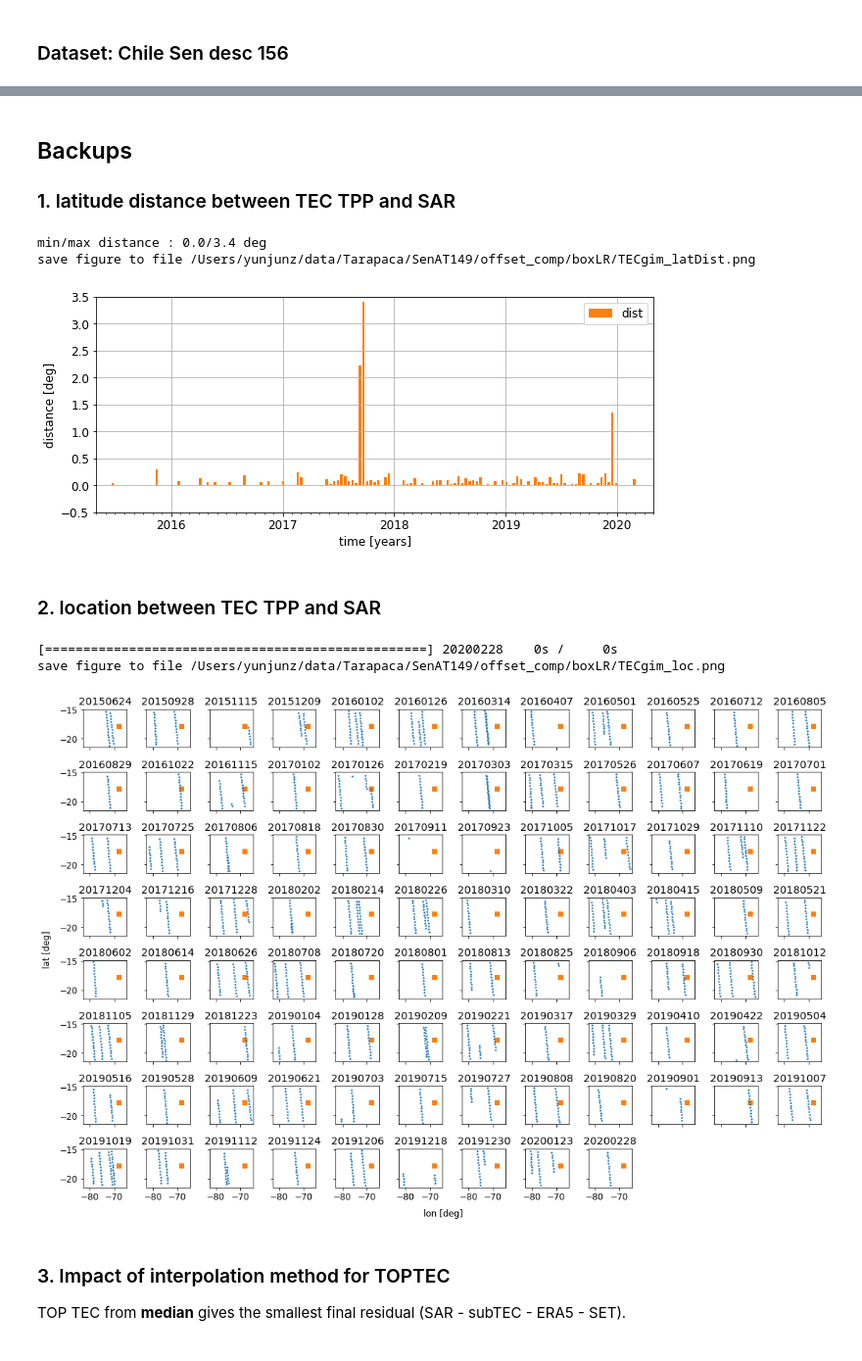
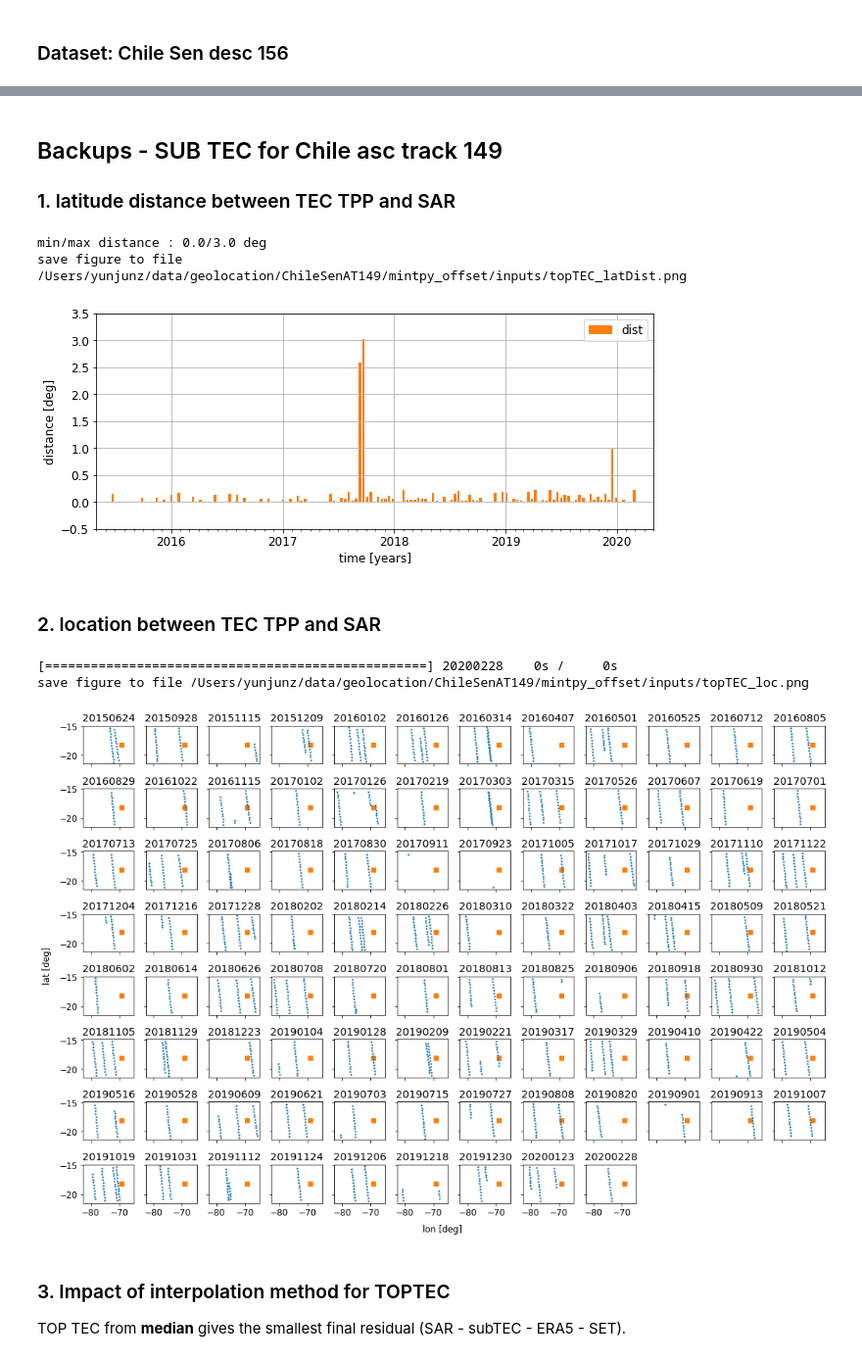
Before and after one commit to yunjunz/2022-Geolocation, a Jupyter notebook: prep_gim_tec.ipynb, the cells around one changed output, grey strips where cells are left out. Shown at 98% size. Saved outputs shown, nothing was run; the diff lists cells and outputs as text; code cells hidden in the pictures.

Commit message:
clean up prep_gim_tec
with custom cell preparation for each dataset due to the different TOP/GIM TEC format.

```diff
--- a/prep_gim_tec.ipynb
+++ b/prep_gim_tec.ipynb
@@ -45,8 +34,8 @@ tec_sub_file = os.path.join(proj_dir, 'mintpy_offset/inputs/subTEC.h5')
 # read GIM/TOP TEC data from Xiaoqing
 gim_tec_dir = os.path.join(proj_dir, 'GIM_TEC')
 date_list = timeseries(ts_file).get_date_list()
-lat_iono, lon_iono = iono.prep_geometry_iono_shell_along_los(geom_file, print_msg=True)[1:3]
-gim_tec, top_tec, sub_tec = iono.get_sub_tec_list(gim_tec_dir, date_list, lat_iono, lon_iono)[1:4]
+iono_lat, iono_lon = iono.prep_geometry_iono_shell_along_los(geom_file, print_msg=True)[1:3]
+gim_tec, top_tec, sub_tec, gTecList = iono.get_sub_tec_list(gim_tec_dir, date_list, iono_lat, iono_lon)[1:]
 
 # plot
 x = ptime.date_list2vector(date_list)[0]
@@ -181,4 +130,0 @@ SAR acquisition time UTC: 10.005 hours
-# %%
-# calc / interpolate / write GIM TEC
-date_list, gim_tec, top_tec, sub_tec, gTecList = iono.get_gim_tec(gim_tec_dir, lat_iono, lon_iono, interp_method='median')
-tDict = utils.save_gim_tec(out_file, date_list, gim_tec, top_tec, sub_tec, inc_angle=inc_angle_iono)
@@ -271,24 +131,29 @@ save figure to file /Users/yunjunz/data/Tarapaca/SenAT149/offset_comp/boxLR/TECg
 # %% [markdown]
-## Backups
+## Backups - SUB TEC for Chile asc track 149
 
 ### 1. latitude distance between TEC TPP and SAR
 # %%
+flag = np.array([i is not None for i in gTecList], dtype=np.bool_)
+date_list = np.array(date_list)[flag].tolist()
+dates = ptime.date_list2vector(date_list)[0]
+gTecList = [i for i in gTecList if i is not None]
+
 # calc nearest TOP TEC in latitude only
 num_date = len(date_list)
 lat_dist = np.zeros(num_date, dtype=np.float32)
 for i in range(num_date):
     lats = gTecList[i]['lat']
-    lat_dist[i] = np.min(np.abs(lats - lat_iono))
+    lat_dist[i] = np.min(np.abs(lats - iono_lat))
 print('min/max distance : {:.1f}/{:.1f} deg'.format(np.min(lat_dist), np.max(lat_dist)))
 
 ## plot
 fig, ax = plt.subplots(figsize=[9, 4])
-ax.bar(tDict['time'], lat_dist, width=8, color='C1', label='dist')
+ax.bar(dates, lat_dist, width=8, color='C1', label='dist')
 ax.set_xlim(dt.datetime(2015, 5, 1), dt.datetime(2020, 5, 1))
 ax.set_ylim(-0.5, 3.5)
 ax.set_xlabel('time [years]')
 ax.set_ylabel('distance [deg]')
-pp.auto_adjust_xaxis_date(ax, tDict['time'], every_year=1, buffer_year=None)
+pp.auto_adjust_xaxis_date(ax, dates, every_year=1, buffer_year=None)
 ax.grid('on')
 
 ax.legend()
@@ -296,49 +161,49 @@ ax.grid('on')
 fig.tight_layout()
 
 # output
-out_fig = os.path.join(os.path.dirname(out_file), 'TECgim_latDist.png')
+out_fig = os.path.join(proj_dir, 'mintpy_offset/inputs/topTEC_latDist.png')
 print('save figure to file', out_fig)
 plt.savefig(out_fig, bbox_inches='tight', transparent=True, dpi=300)
 plt.show()
 # %% [output]
-min/max distance : 0.0/3.4 deg
-save figure to file /Users/yunjunz/data/Tarapaca/SenAT149/offset_comp/boxLR/TECgim_latDist.png
+min/max distance : 0.0/3.0 deg
+save figure to file /Users/yunjunz/data/geolocation/ChileSenAT149/mintpy_offset/inputs/topTEC_latDist.png
-[figure, old version]
+[figure, new version]
 # %% [markdown]
 ### 2. location between TEC TPP and SAR
 # %%
 fig, axs = plt.subplots(figsize=[15, 10], nrows=8, ncols=12, sharex=True, sharey=True)
 prog_bar = ptime.progressBar(maxValue=num_date)
 for i in range(num_date):
     ax = axs.flatten()[i]
     lats = gTecList[i]['lat']
     lons = gTecList[i]['lon']
 
     # plot
-    ax.plot(lon_iono, lat_iono, 's', color='C1', label='TGT')                   # SAR
+    ax.plot(iono_lon, iono_lat, 's', color='C1', label='TGT')                   # SAR
     ax.plot(lons,     lats,     '.', color='C0', label='TPP', ms=3)             # TPP
     ax.set_title(date_list[i])
 
     prog_bar.update(i+1, suffix=date_list[i])
 prog_bar.close()
 
 for i in range(num_date, axs.size):
     axs.flatten()[i].set_visible(False)
 
 # axis format
 fig.text(0.5, -0.01, 'lon [deg]', ha='center')
 fig.text(-0.01, 0.5, 'lat [deg]', va='center', rotation='vertical')
 fig.tight_layout()
 
 # output
-out_fig = os.path.join(os.path.dirname(out_file), 'TECgim_loc.png')
+out_fig = os.path.join(proj_dir, 'mintpy_offset/inputs/topTEC_loc.png')
 print('save figure to file', out_fig)
 plt.savefig(out_fig, bbox_inches='tight', transparent=True, dpi=300)
 plt.show()
 # %% [output]
 [==================================================] 20200228    0s /     0s
-save figure to file /Users/yunjunz/data/Tarapaca/SenAT149/offset_comp/boxLR/TECgim_loc.png
+save figure to file /Users/yunjunz/data/geolocation/ChileSenAT149/mintpy_offset/inputs/topTEC_loc.png
-[figure, old version]
+[figure, new version]
 # %% [markdown]
 ### 3. Impact of interpolation method for TOPTEC
 
```
Also changed, not shown: parts of 10 cells of this notebook.
